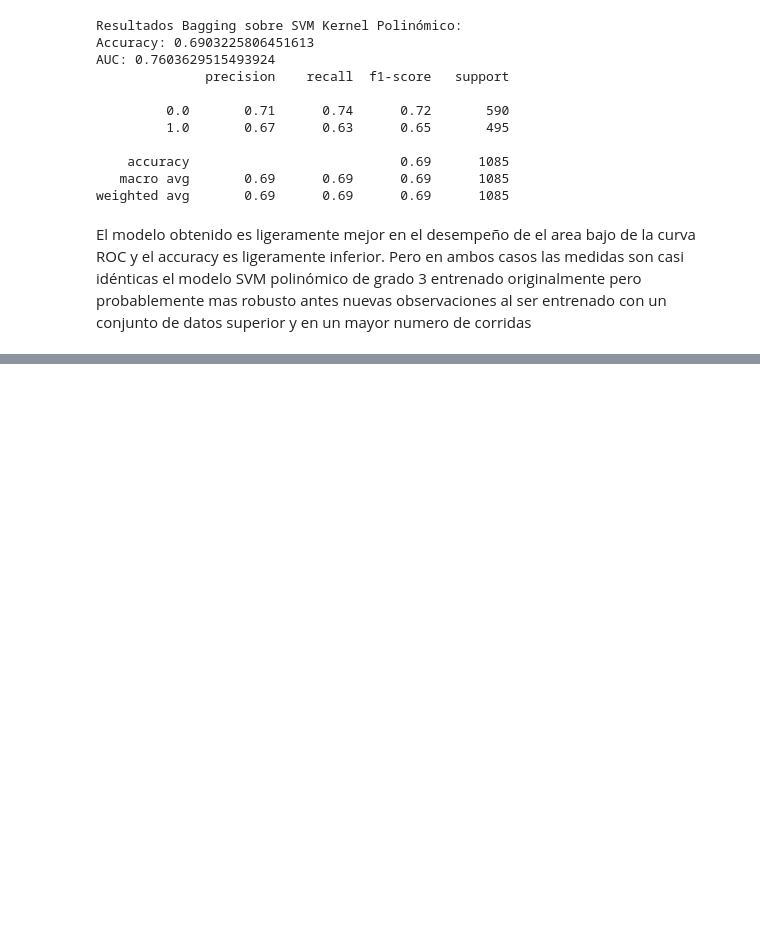
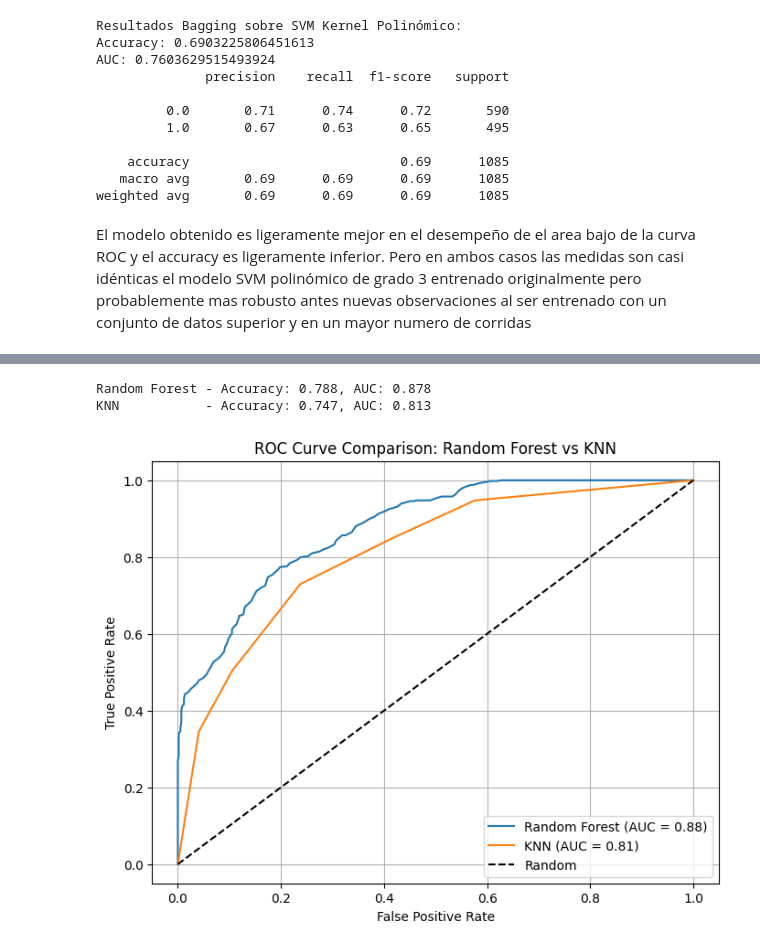
Before and after one commit to PabloPaezSheridan/BinaryClasifficationRNN, a Jupyter notebook: Solution/BinaryClassificationCarPainting.ipynb, the cells around one changed output, grey strips where cells are left out. Saved outputs shown, nothing was run; the diff lists cells and outputs as text; code cells hidden in the pictures; blank space fills up the shorter version.

```diff
--- a/Solution/BinaryClassificationCarPainting.ipynb
+++ b/Solution/BinaryClassificationCarPainting.ipynb
@@ -393,0 +455,44 @@ El modelo obtenido es ligeramente mejor en el desempeño de el area bajo de la c
+# %%
+# Compare Random Forest and KNN: plot ROC curves and print accuracy/AUC
+
+# Train Random Forest
+def CompareRandomForestKNN():
+    rf_model = RandomForestClassifier(n_estimators=100, random_state=12345)
+    rf_model.fit(X_train, Y_train)
+    rf_pred = rf_model.predict(X_test)
+    rf_proba = rf_model.predict_proba(X_test)[:, 1]
+    rf_acc = accuracy_score(Y_test, rf_pred)
+    rf_auc = roc_auc_score(Y_test, rf_proba)
+
+    # Train KNN
+    knn_model = KNeighborsClassifier(n_neighbors=5)
+    knn_model.fit(X_train, Y_train)
+    knn_pred = knn_model.predict(X_test)
+    knn_proba = knn_model.predict_proba(X_test)[:, 1]
+    knn_acc = accuracy_score(Y_test, knn_pred)
+    knn_auc = roc_auc_score(Y_test, knn_proba)
+
+    # Print metrics
+    print(f"Random Forest - Accuracy: {rf_acc:.3f}, AUC: {rf_auc:.3f}")
+    print(f"KNN           - Accuracy: {knn_acc:.3f}, AUC: {knn_auc:.3f}")
+
+    # Plot ROC curves
+    fpr_rf, tpr_rf, _ = roc_curve(Y_test, rf_proba)
+    fpr_knn, tpr_knn, _ = roc_curve(Y_test, knn_proba)
+
+    plt.figure(figsize=(8,6))
+    plt.plot(fpr_rf, tpr_rf, label=f'Random Forest (AUC = {rf_auc:.2f})')
+    plt.plot(fpr_knn, tpr_knn, label=f'KNN (AUC = {knn_auc:.2f})')
+    plt.plot([0,1],[0,1],'k--', label='Random')
+    plt.xlabel('False Positive Rate')
+    plt.ylabel('True Positive Rate')
+    plt.title('ROC Curve Comparison: Random Forest vs KNN')
+    plt.legend(loc='lower right')
+    plt.grid(True)
+    plt.show()
+
+CompareRandomForestKNN()
+# %% [output]
+Random Forest - Accuracy: 0.788, AUC: 0.878
+KNN           - Accuracy: 0.747, AUC: 0.813
+[figure, added]
```
Also changed, not shown: parts of 28 cells of this notebook.
